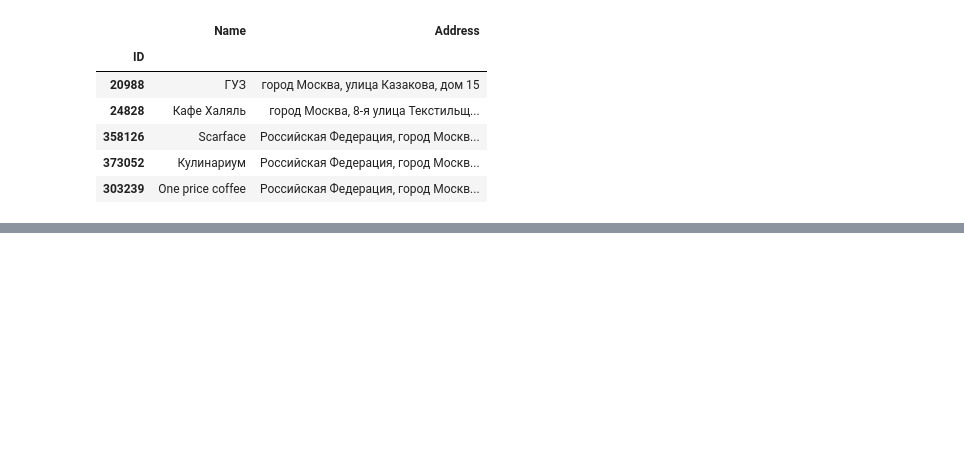
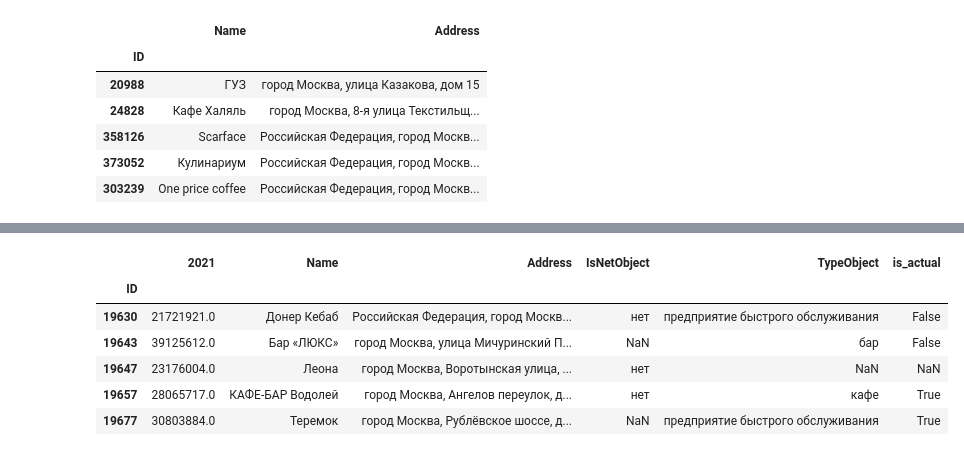
Before and after one commit to gbrs/basics_of_pandas, a Jupyter notebook: 6_5.ipynb, the cells around one changed output, grey strips where cells are left out. Cells and saved outputs as stored; diff of their text form; code cells hidden in the pictures; blank space fills up the shorter version.

```diff
--- a/6_5.ipynb
+++ b/6_5.ipynb
@@ -376,0 +391,2 @@ df.to_csv('6_5_4.csv', index=False)
+# %%
+indicator = indicators_20_22.loc[:, 2021:2021]
@@ -376,0 +403,3 @@ df.to_csv('6_5_4.csv', index=False)
+# %%
+df_main = pd.read_csv('6_main.csv').set_index('ID')
+df_main.head()
@@ -376,0 +414,3 @@ df.to_csv('6_5_4.csv', index=False)
+# %%
+df_net = pd.read_csv('6_net_property.csv').set_index('ID')
+df_net.head()
@@ -376,0 +425,3 @@ df.to_csv('6_5_4.csv', index=False)
+# %%
+df_type = pd.read_csv('6_type_property.csv').set_index('ID')
+df_type.head()
@@ -376,0 +436,11 @@ df.to_csv('6_5_4.csv', index=False)
+# %%
+df = indicator.join([df_main, df_net, df_type])
+df.head()
+# %% [output]
+|  | 2021 | Name | Address | IsNetObject | TypeObject | is_actual |
+| ID |  |  |  |  |  |  |
+| 19630 | 21721921.0 | Донер Кебаб | Российская Федерация, город Москв... | нет | предприятие быстрого обслуживания | False |
+| 19643 | 39125612.0 | Бар «ЛЮКС» | город Москва, улица Мичуринский П... | NaN | бар | False |
+| 19647 | 23176004.0 | Леона | город Москва, Воротынская улица, ... | нет | NaN | NaN |
+| 19657 | 28065717.0 | КАФЕ-БАР Водолей | город Москва, Ангелов переулок, д... | нет | кафе | True |
+| 19677 | 30803884.0 | Теремок | город Москва, Рублёвское шоссе, д... | NaN | предприятие быстрого обслуживания | True |
```
Also changed, not shown: parts of 10 cells of this notebook.
